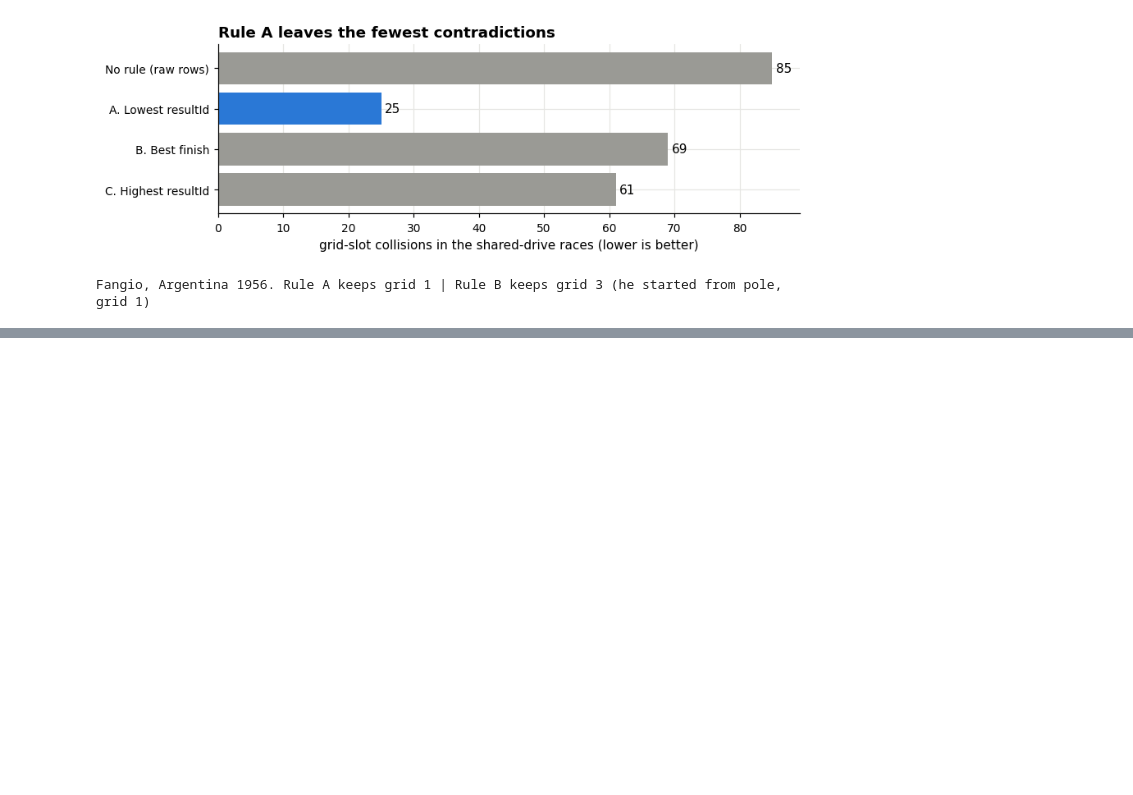
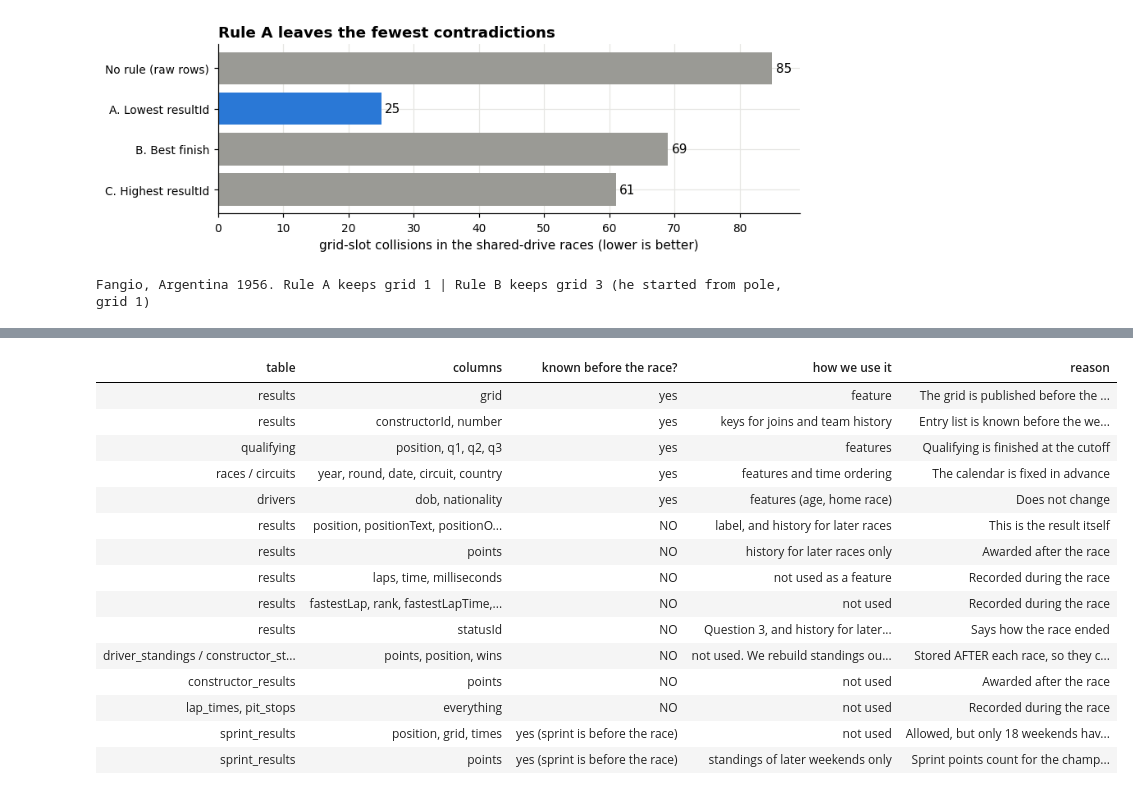
Before and after one commit to adhamshaheen/f1-podium-prediction, a Jupyter notebook: notebooke15c4f85e0.ipynb, the cells around one changed output, grey strips where cells are left out. Saved outputs shown, nothing was run; the diff lists cells and outputs as text; code cells hidden in the pictures; blank space fills up the shorter version.

```diff
--- a/notebooke15c4f85e0.ipynb
+++ b/notebooke15c4f85e0.ipynb
@@ -913,0 +1193,42 @@ This keeps the features strictly pre-race and the label equal to the official re
+# %%
+# One line per group of columns: where it comes from, whether it is known before the race, and how we use it
+leakage_map = pd.DataFrame([
+    ('results', 'grid', 'yes', 'feature', 'The grid is published before the start'),
+    ('results', 'constructorId, number', 'yes', 'keys for joins and team history', 'Entry list is known before the weekend'),
+    ('qualifying', 'position, q1, q2, q3', 'yes', 'features', 'Qualifying is finished at the cutoff'),
+    ('races / circuits', 'year, round, date, circuit, country', 'yes', 'features and time ordering', 'The calendar is fixed in advance'),
+    ('drivers', 'dob, nationality', 'yes', 'features (age, home race)', 'Does not change'),
+    ('results', 'position, positionText, positionOrder', 'NO', 'label, and history for later races', 'This is the result itself'),
+    ('results', 'points', 'NO', 'history for later races only', 'Awarded after the race'),
+    ('results', 'laps, time, milliseconds', 'NO', 'not used as a feature', 'Recorded during the race'),
+    ('results', 'fastestLap, rank, fastestLapTime, fastestLapSpeed', 'NO', 'not used', 'Recorded during the race'),
+    ('results', 'statusId', 'NO', 'Question 3, and history for later races', 'Says how the race ended'),
+    ('driver_standings / constructor_standings', 'points, position, wins', 'NO', 'not used. We rebuild standings ourselves (5.3)', 'Stored AFTER each race, so they contain its result'),
+    ('constructor_results', 'points', 'NO', 'not used', 'Awarded after the race'),
+    ('lap_times, pit_stops', 'everything', 'NO', 'not used', 'Recorded during the race'),
+    ('sprint_results', 'position, grid, times', 'yes (sprint is before the race)', 'not used', 'Allowed, but only 18 weekends have a sprint (see 5.1)'),
+    ('sprint_results', 'points', 'yes (sprint is before the race)', 'standings of later weekends only', 'Sprint points count for the championship'),
+], columns=['table', 'columns', 'known before the race?', 'how we use it', 'reason'])
+
+# green row = allowed at the cutoff, red row = not allowed
+def colour(row):
+    bad = row['known before the race?'] == 'NO'
+    return ['background-color: #fde3e3' if bad else 'background-color: #e3f4ec'] * len(row)
+display(leakage_map.style.apply(colour, axis=1).hide(axis='index'))
+# %% [output]
+| table | columns | known before the race? | how we use it | reason |
+| results | grid | yes | feature | The grid is published before the ... |
+| results | constructorId, number | yes | keys for joins and team history | Entry list is known before the we... |
+| qualifying | position, q1, q2, q3 | yes | features | Qualifying is finished at the cutoff |
+| races / circuits | year, round, date, circuit, country | yes | features and time ordering | The calendar is fixed in advance |
+| drivers | dob, nationality | yes | features (age, home race) | Does not change |
+| results | position, positionText, positionO... | NO | label, and history for later races | This is the result itself |
+| results | points | NO | history for later races only | Awarded after the race |
+| results | laps, time, milliseconds | NO | not used as a feature | Recorded during the race |
+| results | fastestLap, rank, fastestLapTime,... | NO | not used | Recorded during the race |
+| results | statusId | NO | Question 3, and history for later... | Says how the race ended |
+| driver_standings / constructor_st... | points, position, wins | NO | not used. We rebuild standings ou... | Stored AFTER each race, so they c... |
+| constructor_results | points | NO | not used | Awarded after the race |
+| lap_times, pit_stops | everything | NO | not used | Recorded during the race |
+| sprint_results | position, grid, times | yes (sprint is before the race) | not used | Allowed, but only 18 weekends hav... |
+| sprint_results | points | yes (sprint is before the race) | standings of later weekends only | Sprint points count for the champ... |
```
Also changed, not shown: parts of 13 cells of this notebook.
